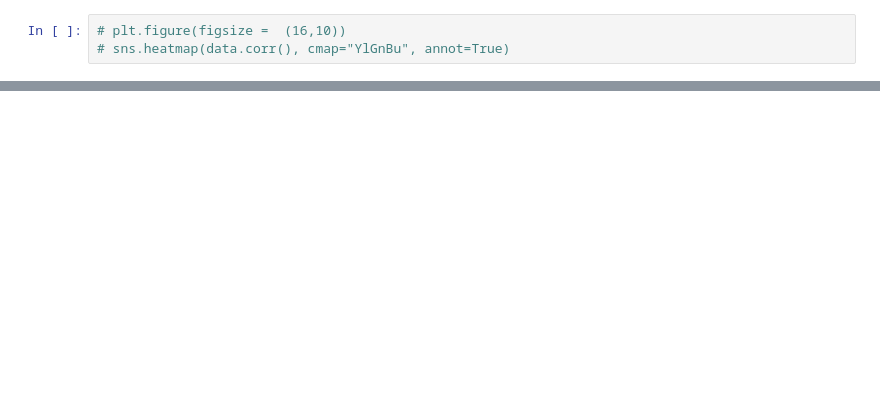
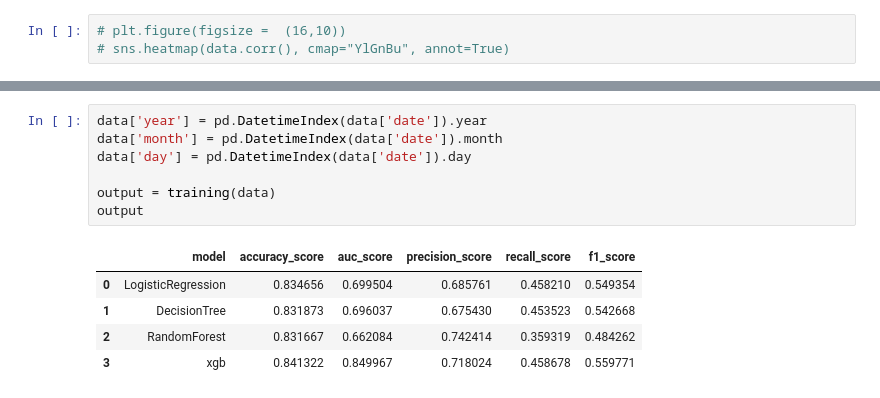
Before and after one commit to Godwin-T/Weather-Forecast, a Jupyter notebook: model.ipynb, the cells around one changed output, grey strips where cells are left out. Drawn from its saved outputs; the diff is of its cells as text; blank space fills up the shorter version.

```diff
--- a/model.ipynb
+++ b/model.ipynb
@@ -817,0 +277,13 @@ print(precision, recall, f1score)
+# %%
+data['year'] = pd.DatetimeIndex(data['date']).year
+data['month'] = pd.DatetimeIndex(data['date']).month
+data['day'] = pd.DatetimeIndex(data['date']).day
+
+output = training(data)
+output
+# %% [output]
+|  | model | accuracy_score | auc_score | precision_score | recall_score | f1_score |
+| 0 | LogisticRegression | 0.834656 | 0.699504 | 0.685761 | 0.458210 | 0.549354 |
+| 1 | DecisionTree | 0.831873 | 0.696037 | 0.675430 | 0.453523 | 0.542668 |
+| 2 | RandomForest | 0.831667 | 0.662084 | 0.742414 | 0.359319 | 0.484262 |
+| 3 | xgb | 0.841322 | 0.849967 | 0.718024 | 0.458678 | 0.559771 |
```
Also changed, not shown: parts of 88 cells of this notebook, 1 other file.
